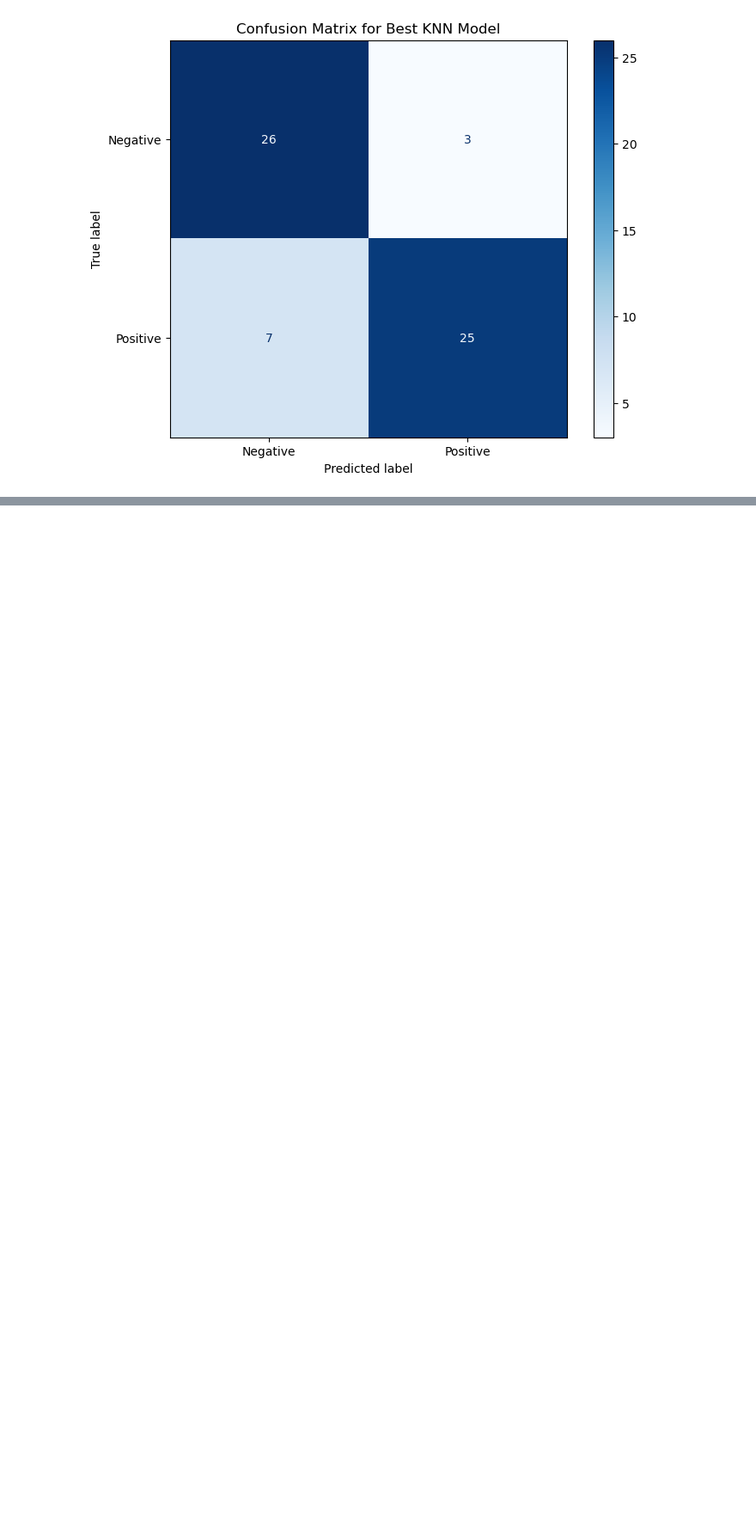
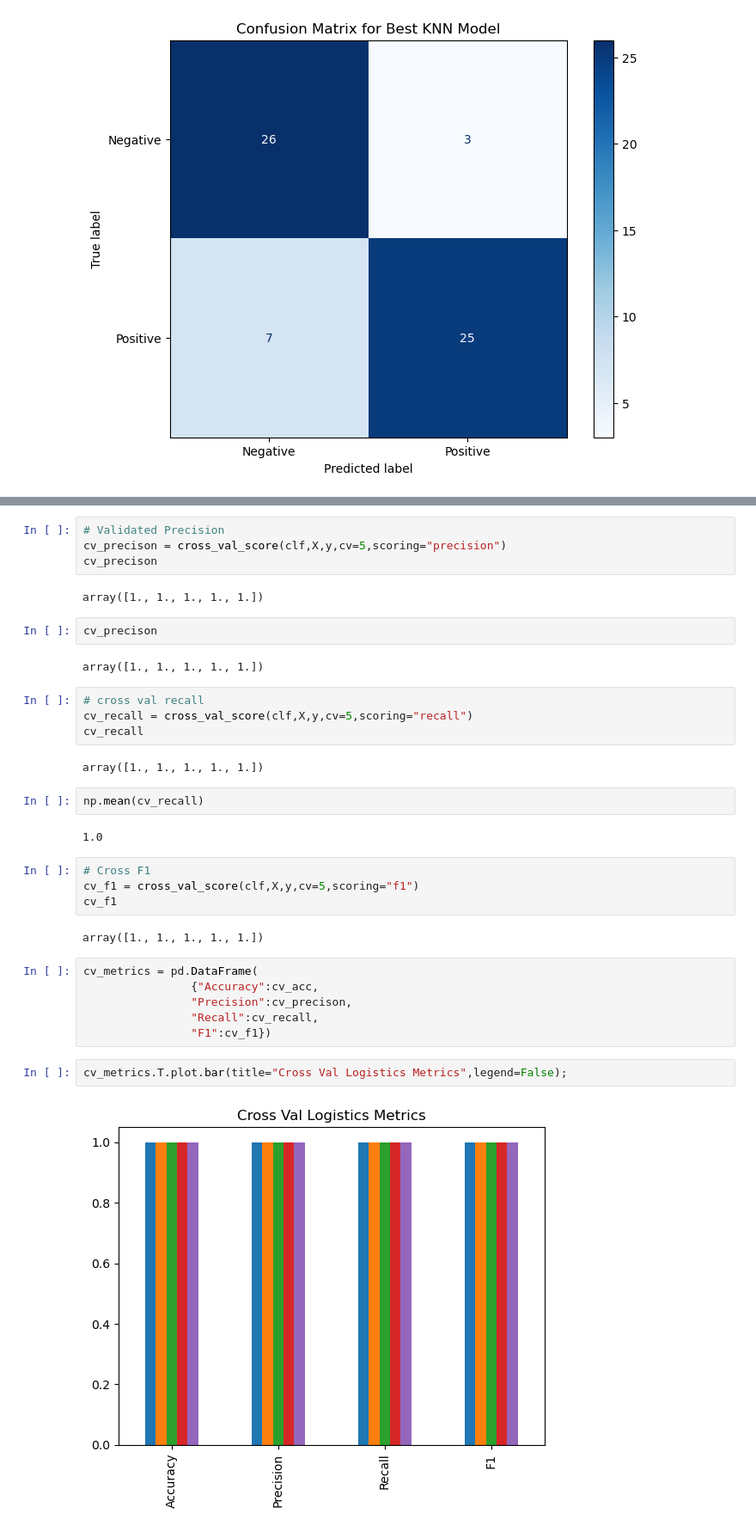
Before and after one commit to Victor-Johnson/ml-heart-diseases, a Jupyter notebook: main.ipynb, the cells around one changed output, grey strips where cells are left out. Shown at 86% size. Saved outputs shown, nothing was run; the diff lists cells and outputs as text; blank space fills up the shorter version.

Commit message:
Eval metrics

```diff
--- a/main.ipynb
+++ b/main.ipynb
@@ -741,0 +784,36 @@ plt.show()
+# %%
+# Validated Precision
+cv_precison = cross_val_score(clf,X,y,cv=5,scoring="precision")
+cv_precison
+# %% [output]
+array([1., 1., 1., 1., 1.])
+# %%
+cv_precison
+# %% [output]
+array([1., 1., 1., 1., 1.])
+# %%
+# cross val recall
+cv_recall = cross_val_score(clf,X,y,cv=5,scoring="recall")
+cv_recall
+# %% [output]
+array([1., 1., 1., 1., 1.])
+# %%
+np.mean(cv_recall)
+# %% [output]
+1.0
+# %%
+# Cross F1
+cv_f1 = cross_val_score(clf,X,y,cv=5,scoring="f1")
+cv_f1
+# %% [output]
+array([1., 1., 1., 1., 1.])
+# %%
+cv_metrics = pd.DataFrame(
+                {"Accuracy":cv_acc,
+                "Precision":cv_precison,
+                "Recall":cv_recall,
+                "F1":cv_f1})
+# %%
+cv_metrics.T.plot.bar(title="Cross Val Logistics Metrics",legend=False);
+# %% [output]
+[figure, added]
```
Also changed, not shown: parts of 9 cells of this notebook.
